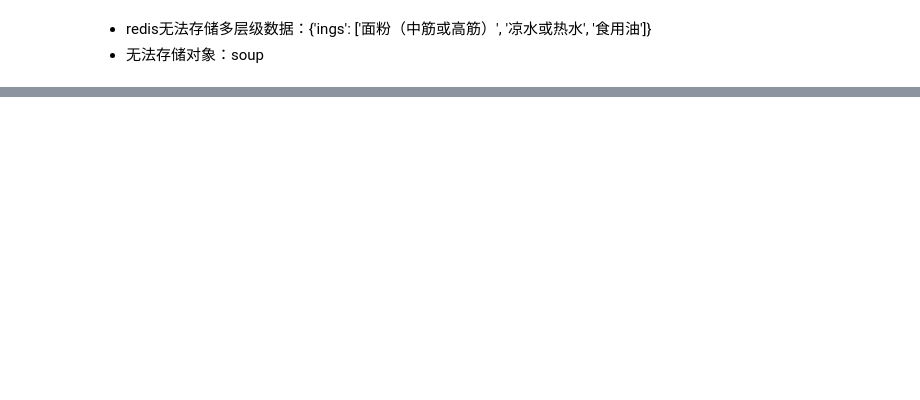
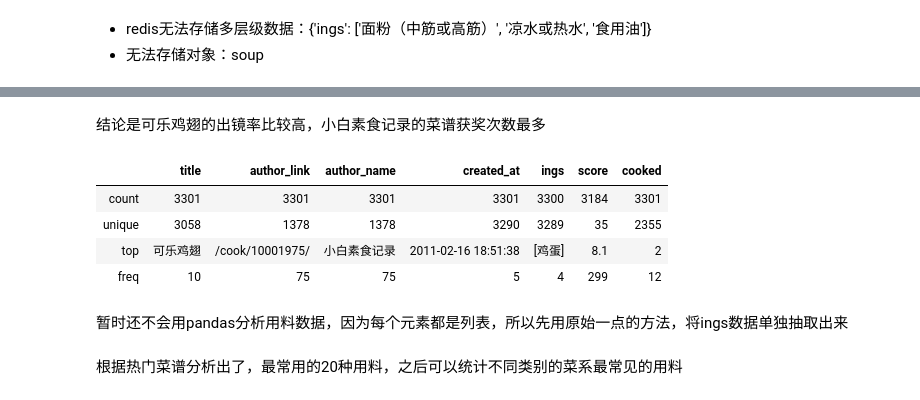
Before and after one commit to neo4dev/crawler_from_scratch, a Jupyter notebook: 12_Database.ipynb, the cells around one changed output, grey strips where cells are left out. Drawn from its saved outputs; the diff is of its cells as text; code cells hidden in the pictures; blank space fills up the shorter version.

```diff
--- a/12_Database.ipynb
+++ b/12_Database.ipynb
@@ -228,0 +279,13 @@ d
+# %% [markdown]
+结论是可乐鸡翅的出镜率比较高，小白素食记录的菜谱获奖次数最多
+# %%
+# hide
+dataframe.describe()
+# %% [output]
+|  | title | author_link | author_name | created_at | ings | score | cooked |
+| count | 3301 | 3301 | 3301 | 3301 | 3300 | 3184 | 3301 |
+| unique | 3058 | 1378 | 1378 | 3290 | 3289 | 35 | 2355 |
+| top | 可乐鸡翅 | /cook/10001975/ | 小白素食记录 | 2011-02-16 18:51:38 | [鸡蛋] | 8.1 | 2 |
+| freq | 10 | 75 | 75 | 5 | 4 | 299 | 12 |
+# %% [markdown]
+暂时还不会用pandas分析用料数据，因为每个元素都是列表，所以先用原始一点的方法，将ings数据单独抽取出来
@@ -228,0 +300,2 @@ d
+# %% [markdown]
+根据热门菜谱分析出了，最常用的20种用料，之后可以统计不同类别的菜系最常见的用料
```
Also changed, not shown: parts of 40 cells of this notebook, 14 other files.
